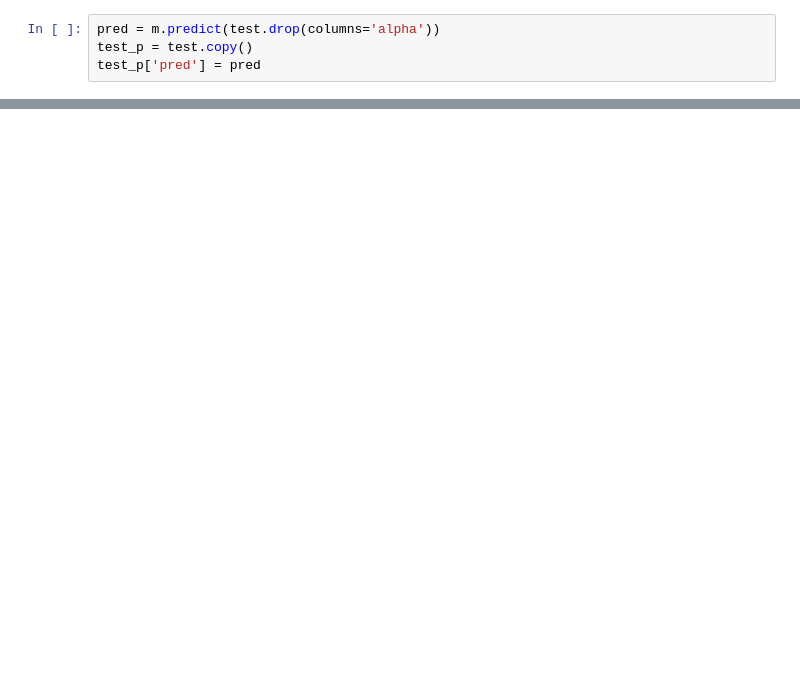
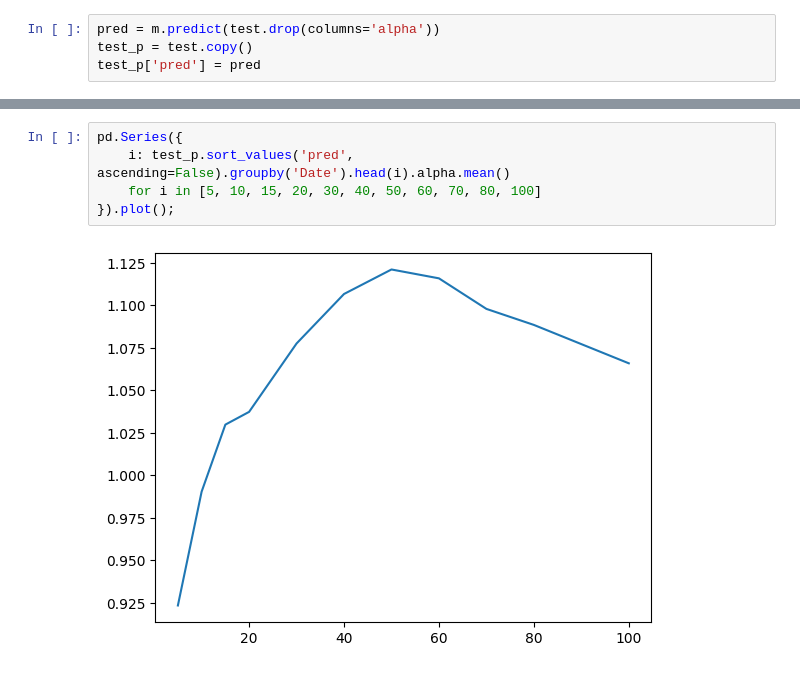
Before and after one commit to dllllb/finexp, a Jupyter notebook: basepred.ipynb, the cells around one changed output, grey strips where cells are left out. Drawn from its saved outputs; the diff is of its cells as text; blank space fills up the shorter version.

```diff
--- a/basepred.ipynb
+++ b/basepred.ipynb
@@ -117,3 +127,10 @@ top50.plot(legend=True);
+# %%
+pd.Series({
+    i: test_p.sort_values('pred', ascending=False).groupby('Date').head(i).alpha.mean()
+    for i in [5, 10, 15, 20, 30, 40, 50, 60, 70, 80, 100]
+}).plot();
+# %% [output]
+[figure, added]
 # %%
 cnt = test_p.sort_values('pred', ascending=False).groupby('Date').head(50).groupby('Ticker').alpha.count().sort_values(ascending=False)
 cnt.plot();
```
Also changed, not shown: parts of 7 cells of this notebook.
